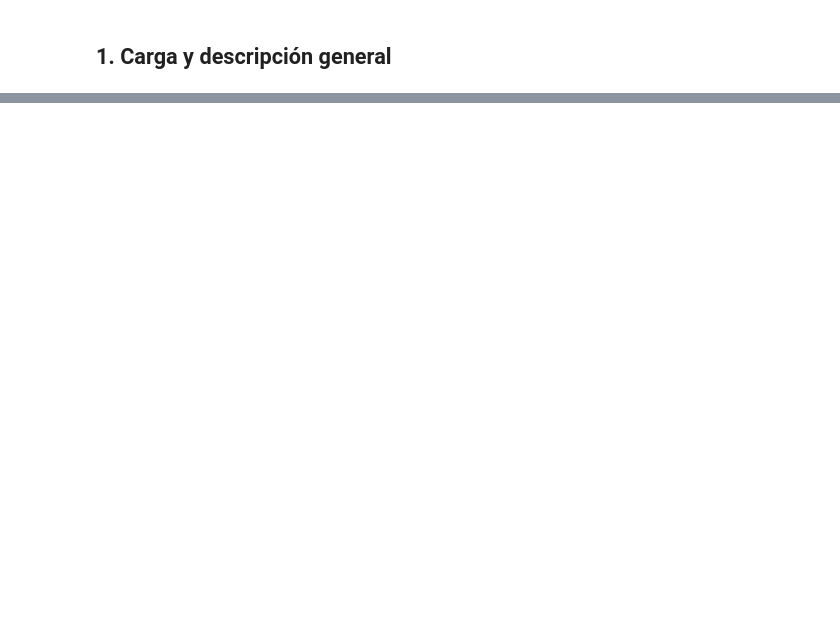
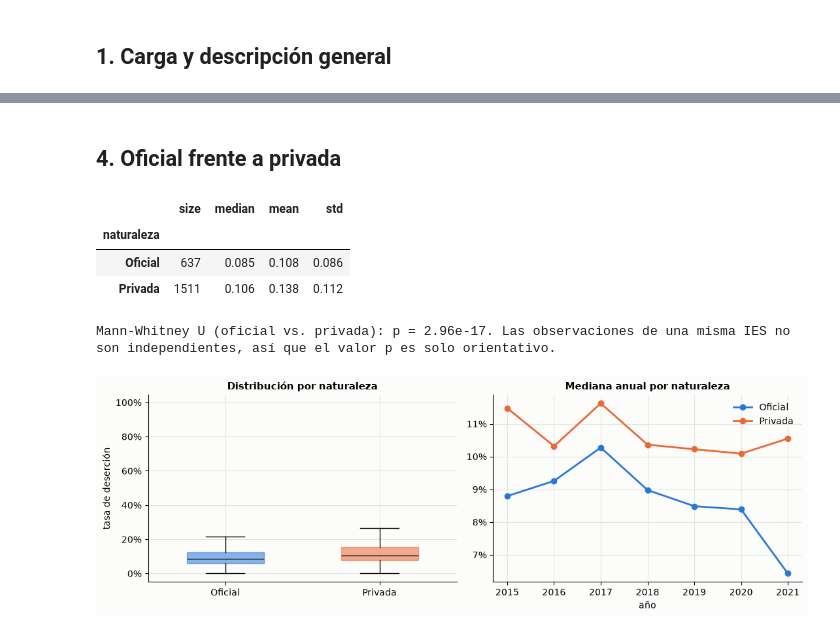
Before and after one commit to miguelmendez04/ProyectoAprendizajeAutomatico, a Jupyter notebook: notebooks/01_eda.ipynb, the cells around one changed output, grey strips where cells are left out. Cells and saved outputs as stored; diff of their text form; code cells hidden in the pictures; blank space fills up the shorter version.

```diff
--- a/notebooks/01_eda.ipynb
+++ b/notebooks/01_eda.ipynb
@@ -83,0 +175,35 @@ Las secciones que dependen del objetivo se omiten; el resto describe las variabl
+# %% [markdown]
+## 4. Oficial frente a privada
+# %%
+resumen = df.groupby("naturaleza")["tasa_desercion"].agg(["size", "median", "mean", "std"]).round(3)
+display(resumen)
+oficial = df.loc[df["naturaleza"] == "Oficial", "tasa_desercion"]
+privada = df.loc[df["naturaleza"] == "Privada", "tasa_desercion"]
+u, p = stats.mannwhitneyu(oficial, privada)
+print(f"Mann-Whitney U (oficial vs. privada): p = {p:.3g}. Las observaciones de una misma IES no son independientes, "
+      "así que el valor p es solo orientativo.")
+
+fig, ejes = plt.subplots(1, 2, figsize=(11, 3.8))
+ejes[0].boxplot([oficial, privada], tick_labels=["Oficial", "Privada"], widths=0.5, patch_artist=True,
+                medianprops=dict(color="#0b0b0b"),
+                flierprops=dict(marker="o", markersize=3, markeredgecolor="none", alpha=0.5))
+for caja, color in zip(ejes[0].patches, [AZUL, NARANJA]):
+    caja.set(facecolor=color, alpha=0.55, edgecolor=color)
+ejes[0].set(title="Distribución por naturaleza", ylabel="tasa de deserción")
+ejes[0].yaxis.set_major_formatter(lambda v, _: f"{v:.0%}")
+
+serie = df.groupby(["anio", "naturaleza"])["tasa_desercion"].median().unstack()
+for nombre, color in (("Oficial", AZUL), ("Privada", NARANJA)):
+    ejes[1].plot(serie.index, serie[nombre], color=color, lw=2, marker="o", markersize=6, label=nombre)
+ejes[1].set(title="Mediana anual por naturaleza", xlabel="año")
+ejes[1].yaxis.set_major_formatter(lambda v, _: f"{v:.0%}")
+ejes[1].legend(frameon=False)
+plt.tight_layout()
+plt.show()
+# %% [output]
+|  | size | median | mean | std |
+| naturaleza |  |  |  |  |
+| Oficial | 637 | 0.085 | 0.108 | 0.086 |
+| Privada | 1511 | 0.106 | 0.138 | 0.112 |
+Mann-Whitney U (oficial vs. privada): p = 2.96e-17. Las observaciones de una misma IES no son independientes, así que el valor p es solo orientativo.
+[figure, added]
```
Also changed, not shown: parts of 34 cells of this notebook, 19 other files.
